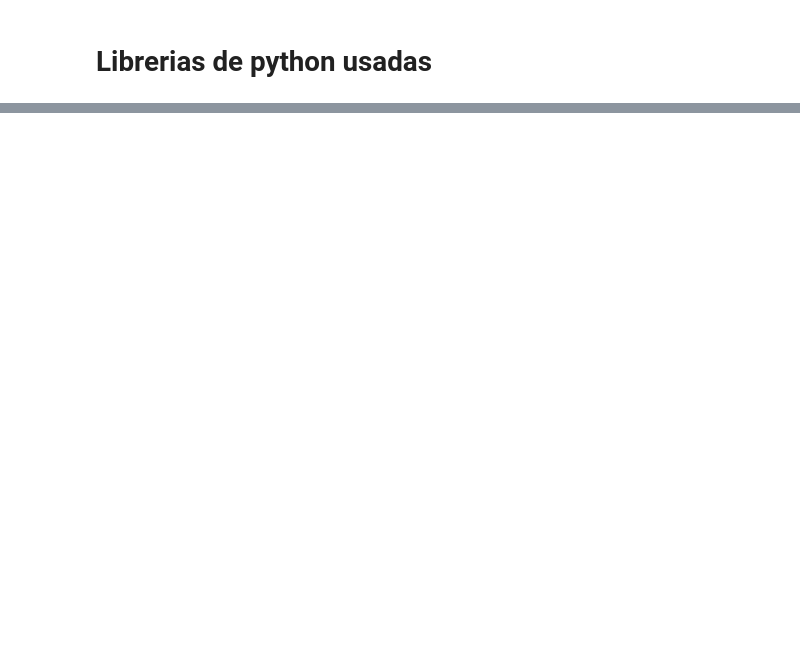
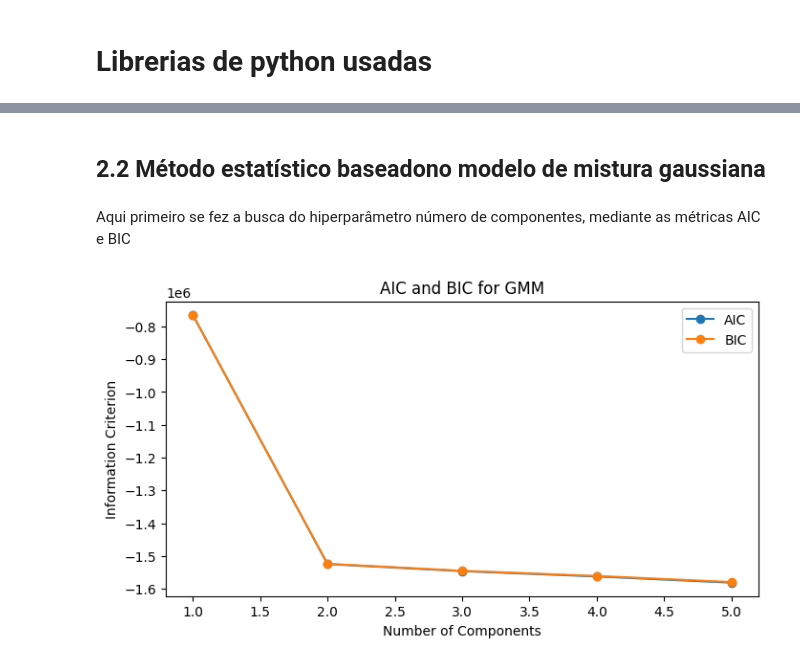
Before and after one commit to teaching-FEEC/dgm-2024.2, a Jupyter notebook: projetos/A1/A1_Code.ipynb, the cells around one changed output, grey strips where cells are left out. Drawn from its saved outputs; the diff is of its cells as text; code cells hidden in the pictures; blank space fills up the shorter version.

```diff
--- a/projetos/A1/A1_Code.ipynb
+++ b/projetos/A1/A1_Code.ipynb
@@ -234,0 +283,16 @@ dtype: int64
+# %%
+from scipy.stats import multivariate_normal
+from sklearn.preprocessing import QuantileTransformer
+scaler = QuantileTransformer(n_quantiles=10, random_state=0).fit(Dados_df)
+Dados_df_standarized_df = pd.DataFrame(scaler.transform(Dados_df), columns=Dados_df.columns)
+# A continuçao fazemos o calculo da matriz de covariancias e o vetor de meias.
+means = Dados_df_standarized_df.mean()
+cov_matrix = Dados_df_standarized_df.cov()
+# Step 2: Geramos aleatoriamente dados de essa distribuição multivariada
+synthetic_numerical_data = multivariate_normal.rvs(mean=means, cov=cov_matrix, size=Dados_df.shape[0])
+synthetic_numerical_data = scaler.inverse_transform(synthetic_numerical_data)
+synthetic_numerical_df = pd.DataFrame(synthetic_numerical_data, columns=Dados_df.columns)
+# As variaveis idedade e gênero são convertidas para os valores inteiro e tipo bool
+synthetic_numerical_df['idade'] = synthetic_numerical_df['idade'].round().astype(int)
+synthetic_numerical_df['sexo_F'] = synthetic_numerical_df['sexo_F'].round().astype(bool)
+synthetic_numerical_df['sexo_M'] = synthetic_numerical_df['sexo_M'].round().astype(bool)
@@ -234,0 +391,27 @@ dtype: int64
+# %% [markdown]
+## 2.2 Método estatístico baseadono modelo de mistura gaussiana
+# %% [markdown]
+Aqui primeiro se fez a busca do hiperparâmetro número de componentes, mediante as métricas AIC e BIC
+# %%
+from sklearn.mixture import GaussianMixture
+aic_values = []
+bic_values = []
+n_components_range = range(1, 6)
+
+for n in n_components_range:
+    gmm = GaussianMixture(n_components=n, random_state=0)
+    gmm.fit(Dados_df_standarized_df)
+    aic_values.append(gmm.aic(Dados_df_standarized_df))
+    bic_values.append(gmm.bic(Dados_df_standarized_df))
+
+# Plotting AIC and BIC
+plt.figure(figsize=(8, 4))
+plt.plot(n_components_range, aic_values, marker='o', label='AIC')
+plt.plot(n_components_range, bic_values, marker='o', label='BIC')
+plt.xlabel('Number of Components')
+plt.ylabel('Information Criterion')
+plt.title('AIC and BIC for GMM')
+plt.legend()
+plt.show()
+# %% [output]
+[figure, added]
```
Also changed, not shown: parts of 85 cells of this notebook.
